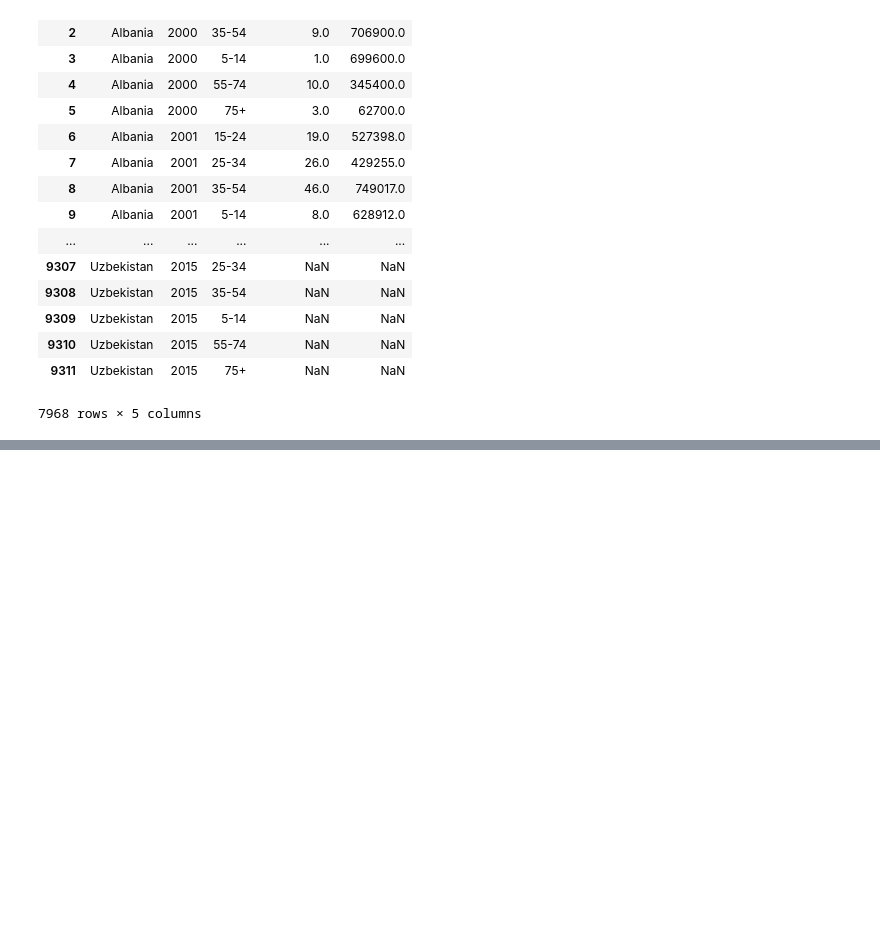
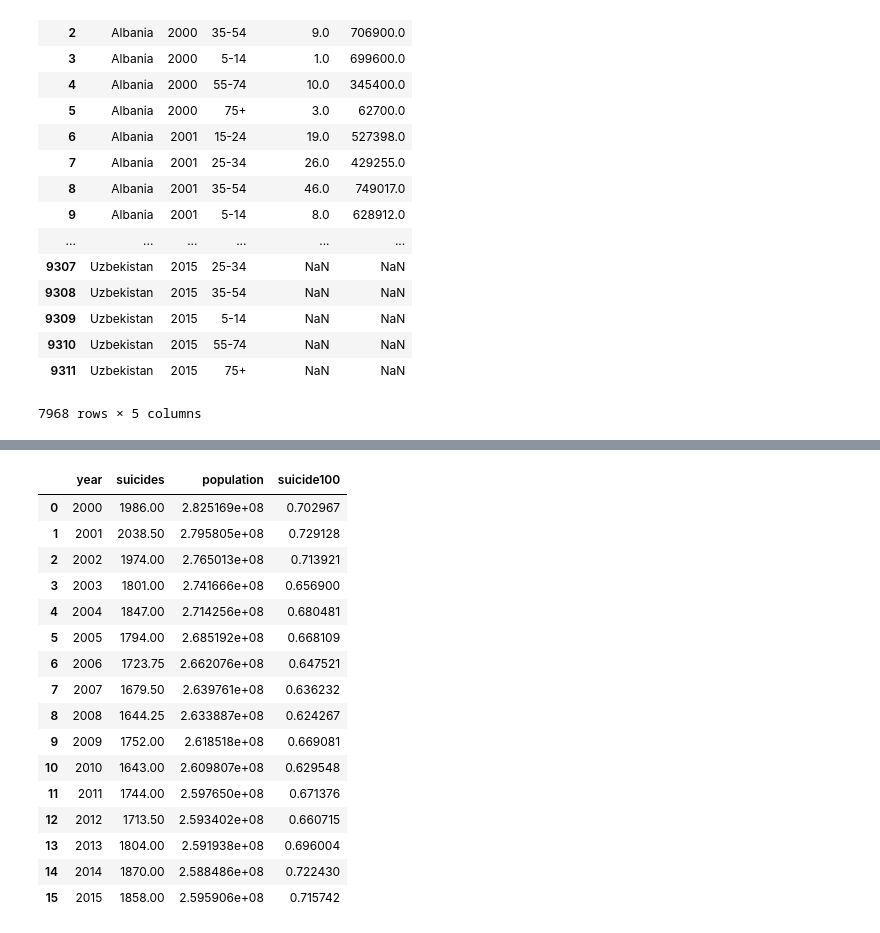
Before and after one commit to nicolas-sss/lp-project-hlnn-20191, a Jupyter notebook: suicidio_faixa_etaria.ipynb, the cells around one changed output, grey strips where cells are left out. Drawn from its saved outputs; the diff is of its cells as text; code cells hidden in the pictures; blank space fills up the shorter version.

```diff
--- a/suicidio_faixa_etaria.ipynb
+++ b/suicidio_faixa_etaria.ipynb
@@ -101,0 +74,20 @@ df6 = preenche_nan(df[df.age == '75+'])
+# %%
+df1w
+# %% [output]
+|  | year | suicides | population | suicide100 |
+| 0 | 2000 | 1986.00 | 2.825169e+08 | 0.702967 |
+| 1 | 2001 | 2038.50 | 2.795805e+08 | 0.729128 |
+| 2 | 2002 | 1974.00 | 2.765013e+08 | 0.713921 |
+| 3 | 2003 | 1801.00 | 2.741666e+08 | 0.656900 |
+| 4 | 2004 | 1847.00 | 2.714256e+08 | 0.680481 |
+| 5 | 2005 | 1794.00 | 2.685192e+08 | 0.668109 |
+| 6 | 2006 | 1723.75 | 2.662076e+08 | 0.647521 |
+| 7 | 2007 | 1679.50 | 2.639761e+08 | 0.636232 |
+| 8 | 2008 | 1644.25 | 2.633887e+08 | 0.624267 |
+| 9 | 2009 | 1752.00 | 2.618518e+08 | 0.669081 |
+| 10 | 2010 | 1643.00 | 2.609807e+08 | 0.629548 |
+| 11 | 2011 | 1744.00 | 2.597650e+08 | 0.671376 |
+| 12 | 2012 | 1713.50 | 2.593402e+08 | 0.660715 |
+| 13 | 2013 | 1804.00 | 2.591938e+08 | 0.696004 |
+| 14 | 2014 | 1870.00 | 2.588486e+08 | 0.722430 |
+| 15 | 2015 | 1858.00 | 2.595906e+08 | 0.715742 |
```
Also changed, not shown: parts of 4 cells of this notebook.
